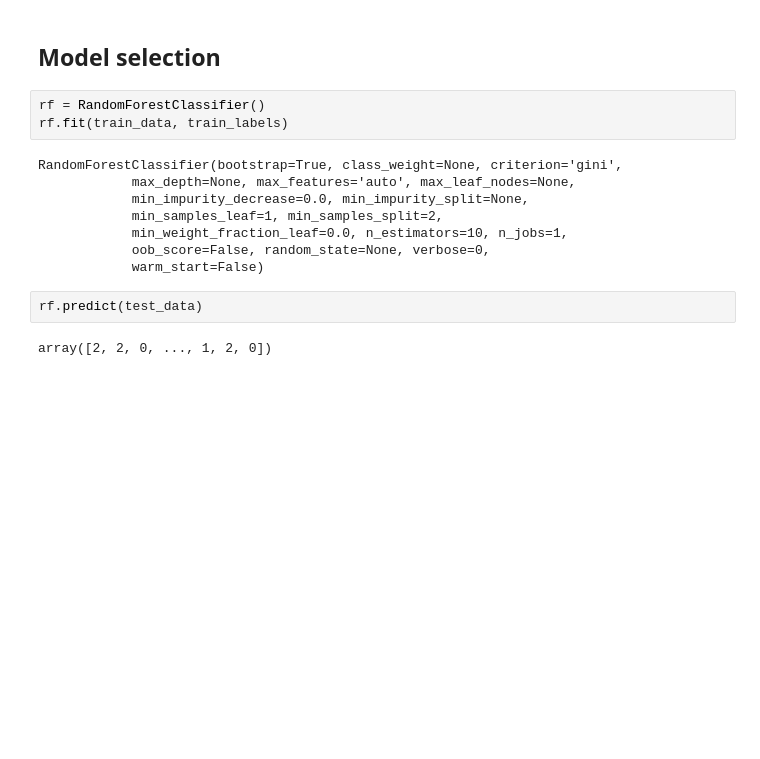
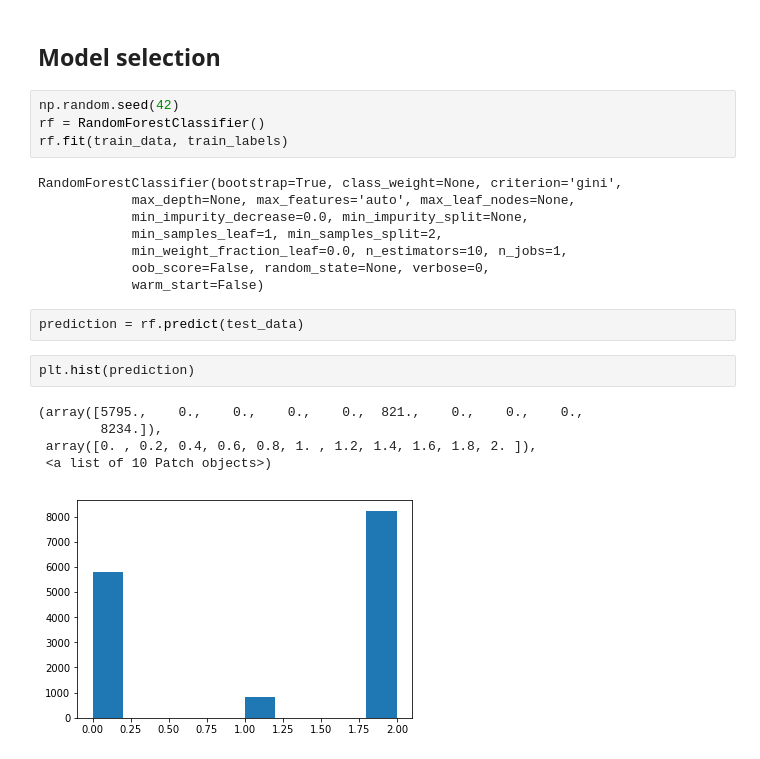
Before and after one commit to b3nk4n/ml-competitions, a Jupyter notebook: waterpumps/waterpumps.ipynb, the cells around one changed output. Cells and saved outputs as stored; diff of their text form; blank space fills up the shorter version.

```diff
--- a/waterpumps/waterpumps.ipynb
+++ b/waterpumps/waterpumps.ipynb
@@ -473,6 +473,7 @@ test_data = testing.as_matrix()
 # %% [markdown]
 ## Model selection
 # %%
+np.random.seed(42)
 rf = RandomForestClassifier()
 rf.fit(train_data, train_labels)
 # %% [output]
@@ -484,6 +485,12 @@ RandomForestClassifier(bootstrap=True, class_weight=None, criterion='gini',
             oob_score=False, random_state=None, verbose=0,
             warm_start=False)
 # %%
-rf.predict(test_data)
+prediction = rf.predict(test_data)
-# %% [output]
-array([2, 2, 0, ..., 1, 2, 0])
+# %%
+plt.hist(prediction)
+# %% [output]
+(array([5795.,    0.,    0.,    0.,    0.,  821.,    0.,    0.,    0.,
+        8234.]),
+ array([0. , 0.2, 0.4, 0.6, 0.8, 1. , 1.2, 1.4, 1.6, 1.8, 2. ]),
+ <a list of 10 Patch objects>)
+[figure, added]
```
Also changed, not shown: parts of 2 cells of this notebook, 1 other file.
